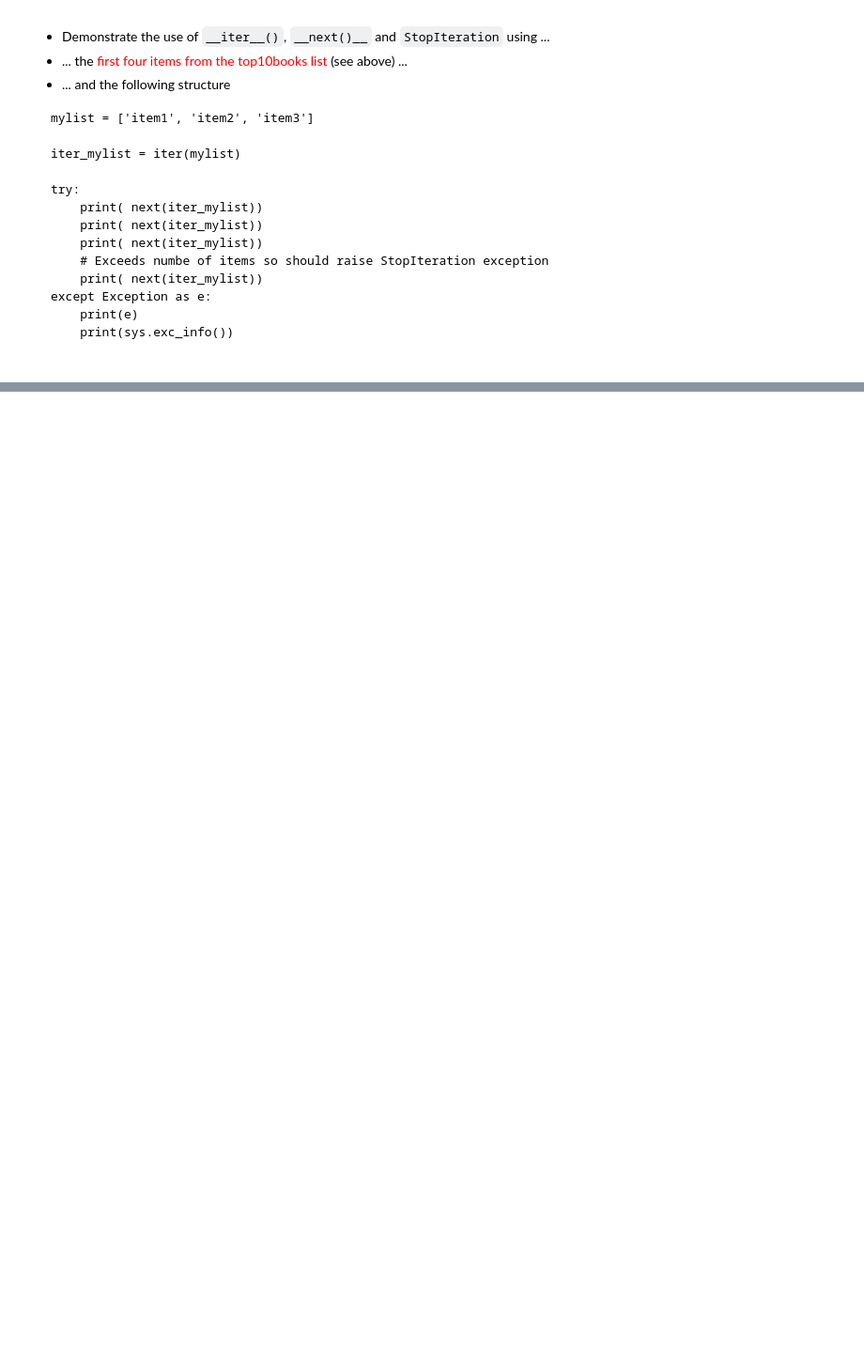
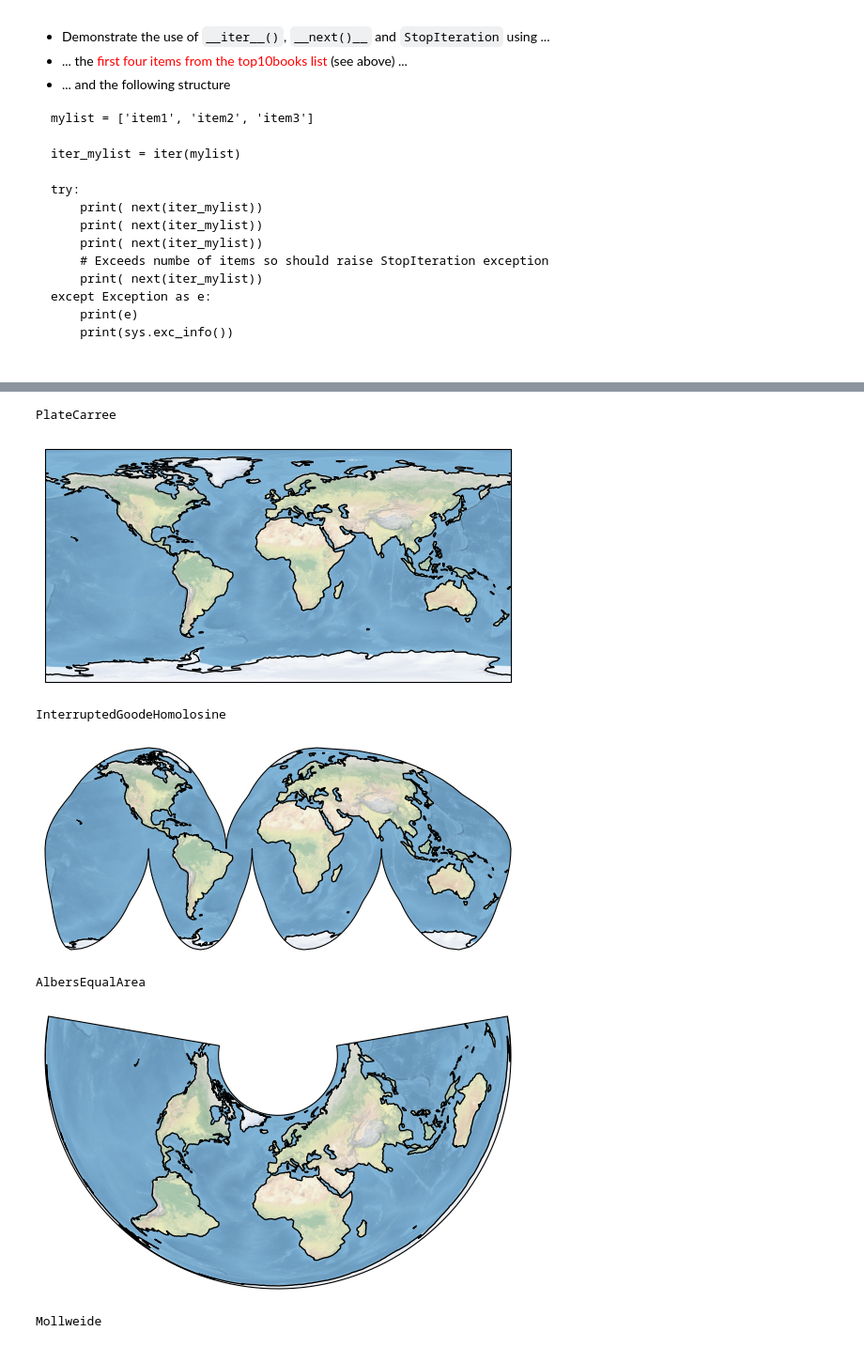
Before and after one commit to apinayanxyz/DP22210324Logbook, a Jupyter notebook: DP_22210324.ipynb, the cells around one changed output, grey strips where cells are left out. Shown at 94% size. Drawn from its saved outputs; the diff is of its cells as text; code cells hidden in the pictures; blank space fills up the shorter version.

````diff
--- a/DP_22210324.ipynb
+++ b/DP_22210324.ipynb
@@ -1175,3 +1084,75 @@ except Exception as e:
  ```
  - The output should look something like this ...
  ![map_project_output.png](attachment:map_project_output.png)
+# %%
+import cartopy.crs as ccrs
+import matplotlib.pyplot as plt
+import matplotlib.pyplot as plt2
+import matplotlib.pyplot as plt3
+import matplotlib.pyplot as plt4
+import numpy as np
+
+
+class PlateCarree:
+       def __init__(self):
+              self.name = "PlateCarree"
+       def project_PlateCarree(self):
+              ax = plt.axes(projection=ccrs.PlateCarree())
+              return ax
+
+class InterruptedGoodeHomolosine:
+       def __init__(self):
+              self.name = "InterruptedGoodeHomolosine"
+       def project_InterruptedGoodeHomolosine(self):
+              ax = plt.axes(projection=ccrs.InterruptedGoodeHomolosine())
+              return ax
+
+class AlbersEqualArea:
+       def __init__(self):
+              self.name = "AlbersEqualArea"
+       def project_AlbersEqualArea(self):
+              ax = plt.axes(projection=ccrs.AlbersEqualArea())
+              return ax
+
+class Mollweide:
+       def __init__(self):
+              self.name = "Mollweide"
+       def project_Mollweide(self):
+              ax = plt.axes(projection=ccrs.Mollweide())
+              return ax
+
+plateCarree = PlateCarree()
+ax1 = plateCarree.project_PlateCarree()
+ax1.stock_img()
+ax1.coastlines()
+print(plateCarree.name)
+plt.show()
+
+interruptedGoodeHomolosine = InterruptedGoodeHomolosine()
+ax2 = interruptedGoodeHomolosine.project_InterruptedGoodeHomolosine()
+ax2.stock_img()
+ax2.coastlines()
+print(interruptedGoodeHomolosine.name)
+plt.show()
+
+albersEqualArea = AlbersEqualArea()
+ax3 = albersEqualArea.project_AlbersEqualArea()
+ax3.stock_img()
+ax3.coastlines()
+print(albersEqualArea.name)
+plt.show()
+
+mollweide = Mollweide()
+ax4 = mollweide.project_Mollweide()
+ax4.stock_img()
+ax4.coastlines()
+print(mollweide.name)
+plt.show()
+# %% [output]
+PlateCarree
+[figure, added]
+InterruptedGoodeHomolosine
+[figure, added]
+AlbersEqualArea
+[figure, added]
+Mollweide
````
Also changed, not shown: parts of 14 cells of this notebook, 2 other files.
